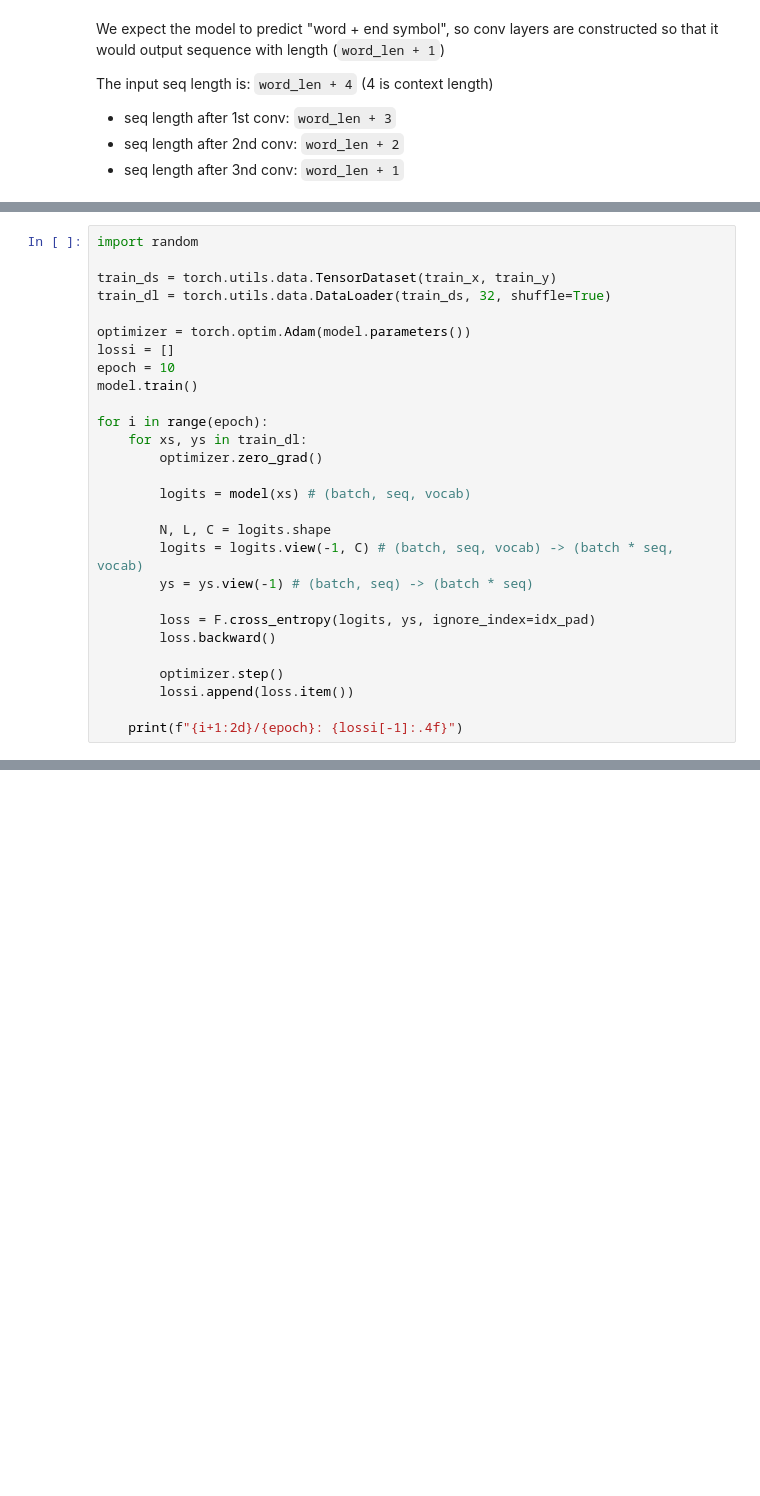
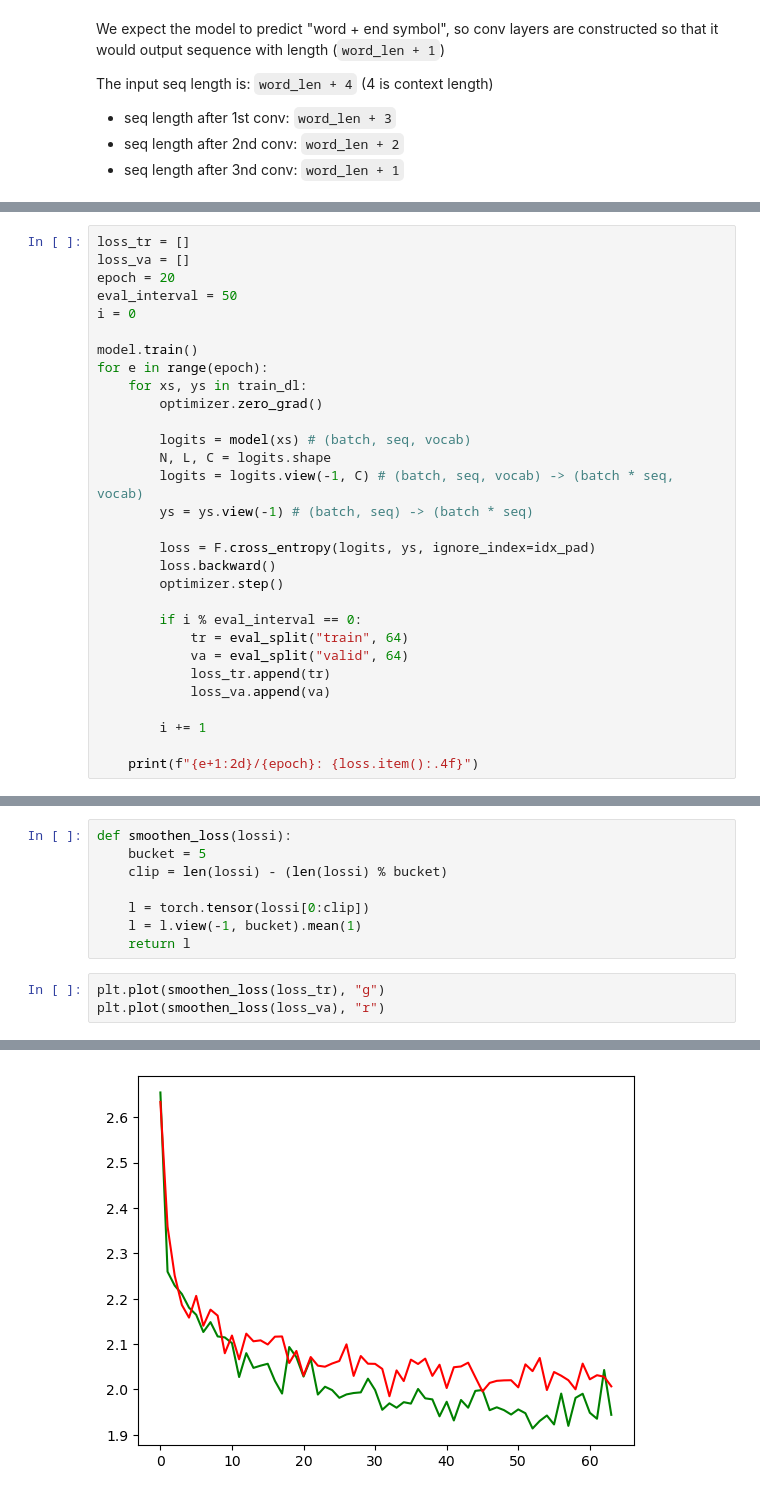
Before and after one commit to stkao05/makemore, a Jupyter notebook: conv.ipynb, the cells around one changed output, grey strips where cells are left out. Saved outputs shown, nothing was run; the diff lists cells and outputs as text; blank space fills up the shorter version.

Commit message:
eval validation

```diff
--- a/conv.ipynb
+++ b/conv.ipynb
@@ -182,29 +207,31 @@ print(sum((p.nelement() for p in model.parameters())))
 # %%
-import random
+loss_tr = []
+loss_va = []
+epoch = 20
+eval_interval = 50
+i = 0
 
-train_ds = torch.utils.data.TensorDataset(train_x, train_y)
-train_dl = torch.utils.data.DataLoader(train_ds, 32, shuffle=True)
-
-optimizer = torch.optim.Adam(model.parameters())
-lossi = []
-epoch = 10
 model.train()
-
-for i in range(epoch):
+for e in range(epoch):
     for xs, ys in train_dl:
         optimizer.zero_grad()
 
         logits = model(xs) # (batch, seq, vocab)
-
         N, L, C = logits.shape
         logits = logits.view(-1, C) # (batch, seq, vocab) -> (batch * seq, vocab)
         ys = ys.view(-1) # (batch, seq) -> (batch * seq)
 
         loss = F.cross_entropy(logits, ys, ignore_index=idx_pad)
         loss.backward()
+        optimizer.step()
 
-        optimizer.step()
-        lossi.append(loss.item())
+        if i % eval_interval == 0:
+            tr = eval_split("train", 64)
+            va = eval_split("valid", 64)
+            loss_tr.append(tr)
+            loss_va.append(va)
 
-    print(f"{i+1:2d}/{epoch}: {lossi[-1]:.4f}")
+        i += 1
+
+    print(f"{e+1:2d}/{epoch}: {loss.item():.4f}")
 # %% [output]
@@ -220,0 +258,12 @@ for i in range(epoch):
+# %%
+def smoothen_loss(lossi):
+    bucket = 5
+    clip = len(lossi) - (len(lossi) % bucket)
+
+    l = torch.tensor(lossi[0:clip])
+    l = l.view(-1, bucket).mean(1)
+    return l
+# %%
+plt.plot(smoothen_loss(loss_tr), "g")
+plt.plot(smoothen_loss(loss_va), "r")
+# %% [output]
@@ -221 +271,2 @@ for i in range(epoch):
+[figure, added]
 # %%
```
Also changed, not shown: parts of 12 cells of this notebook.
